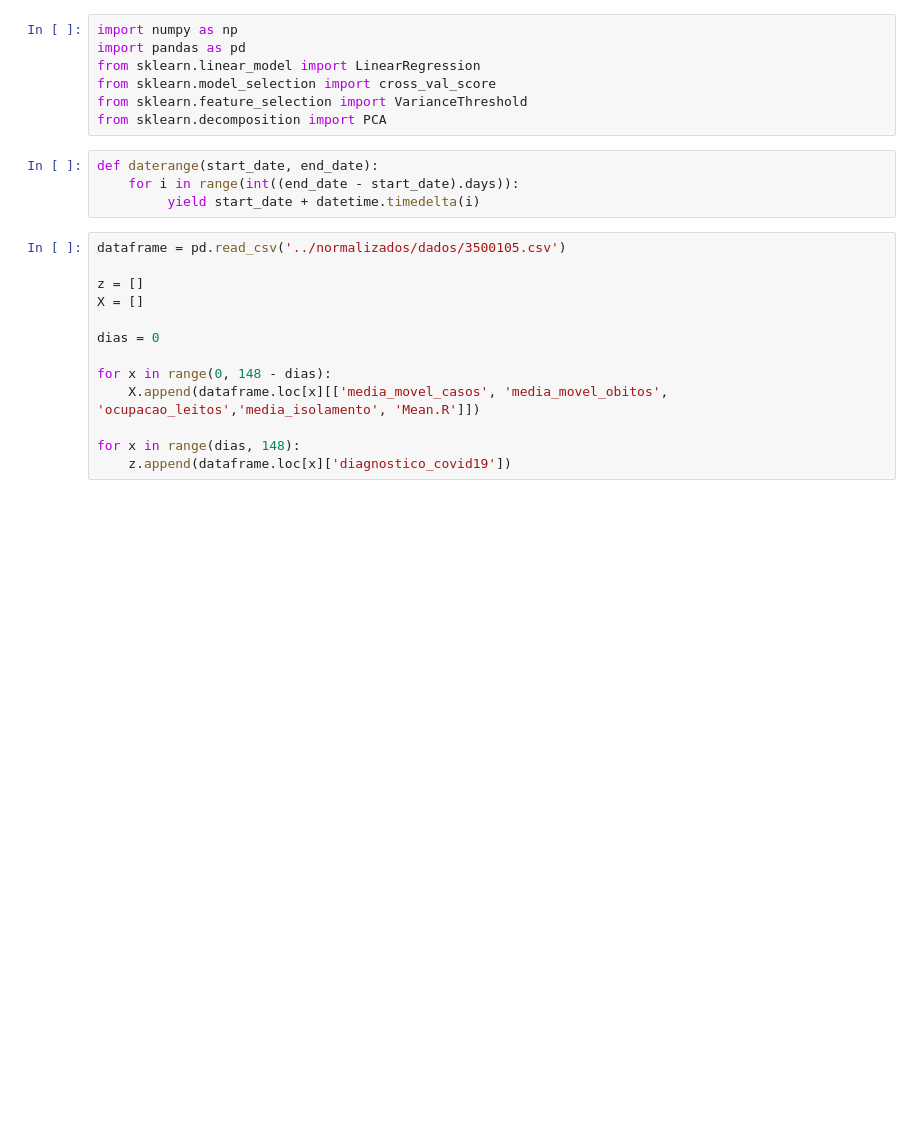
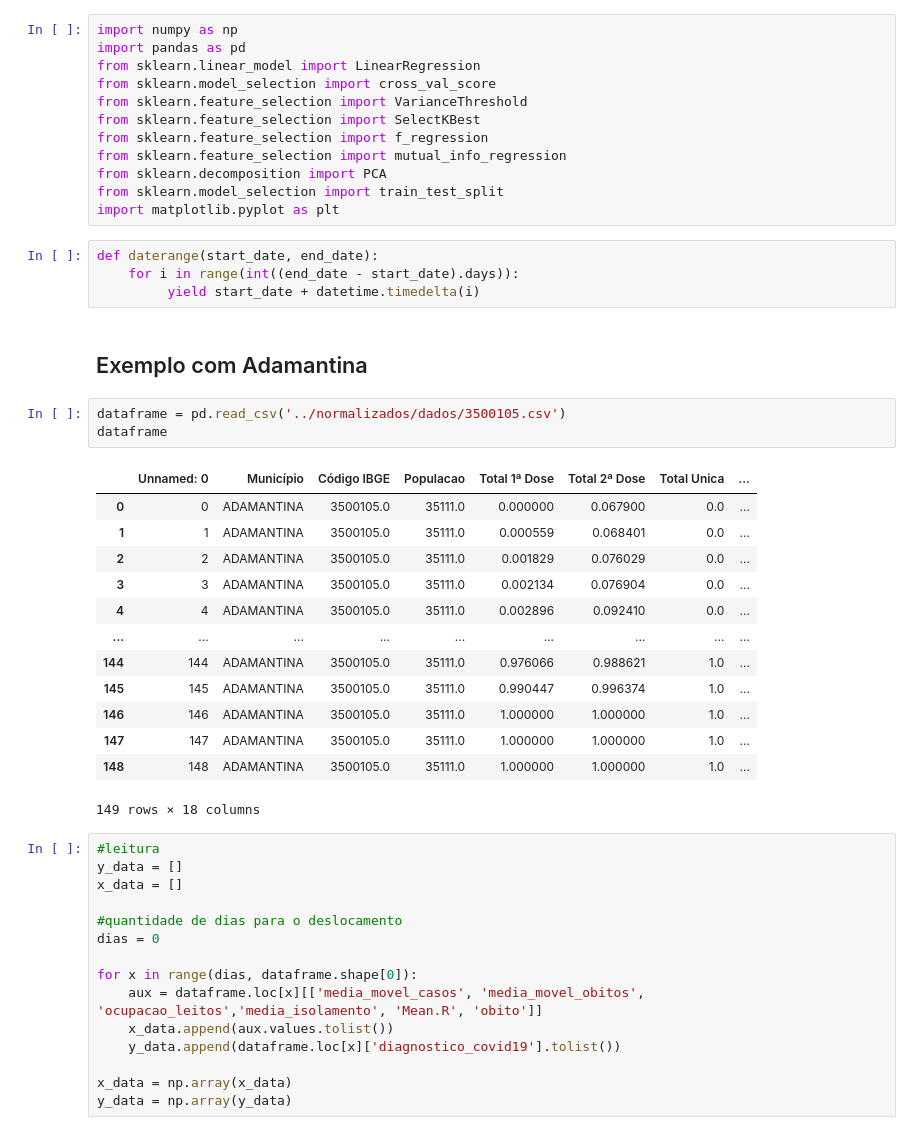
Before and after one commit to CamiloMaiaPires/ProjetoFinal_IA, a Jupyter notebook: Analise_modelos/Regressao.ipynb, the cells around one changed output. Cells and saved outputs as stored; diff of their text form; blank space fills up the shorter version.

```diff
--- a/Analise_modelos/Regressao.ipynb
+++ b/Analise_modelos/Regressao.ipynb
@@ -4,21 +4,47 @@ import pandas as pd
 from sklearn.linear_model import LinearRegression
 from sklearn.model_selection import cross_val_score
 from sklearn.feature_selection import VarianceThreshold
+from sklearn.feature_selection import SelectKBest
+from sklearn.feature_selection import f_regression
+from sklearn.feature_selection import mutual_info_regression
 from sklearn.decomposition import PCA
+from sklearn.model_selection import train_test_split
+import matplotlib.pyplot as plt
 # %%
 def daterange(start_date, end_date):
     for i in range(int((end_date - start_date).days)):
          yield start_date + datetime.timedelta(i)
+# %% [markdown]
+## Exemplo com Adamantina
+# %%
+dataframe = pd.read_csv('../normalizados/dados/3500105.csv')
+dataframe
+# %% [output]
+|  | Unnamed: 0 | Município | Código IBGE | Populacao | Total 1ª Dose | Total 2ª Dose | Total Unica | ... |
+| 0 | 0 | ADAMANTINA | 3500105.0 | 35111.0 | 0.000000 | 0.067900 | 0.0 | ... |
+| 1 | 1 | ADAMANTINA | 3500105.0 | 35111.0 | 0.000559 | 0.068401 | 0.0 | ... |
+| 2 | 2 | ADAMANTINA | 3500105.0 | 35111.0 | 0.001829 | 0.076029 | 0.0 | ... |
+| 3 | 3 | ADAMANTINA | 3500105.0 | 35111.0 | 0.002134 | 0.076904 | 0.0 | ... |
+| 4 | 4 | ADAMANTINA | 3500105.0 | 35111.0 | 0.002896 | 0.092410 | 0.0 | ... |
+| ... | ... | ... | ... | ... | ... | ... | ... | ... |
+| 144 | 144 | ADAMANTINA | 3500105.0 | 35111.0 | 0.976066 | 0.988621 | 1.0 | ... |
+| 145 | 145 | ADAMANTINA | 3500105.0 | 35111.0 | 0.990447 | 0.996374 | 1.0 | ... |
+| 146 | 146 | ADAMANTINA | 3500105.0 | 35111.0 | 1.000000 | 1.000000 | 1.0 | ... |
+| 147 | 147 | ADAMANTINA | 3500105.0 | 35111.0 | 1.000000 | 1.000000 | 1.0 | ... |
+| 148 | 148 | ADAMANTINA | 3500105.0 | 35111.0 | 1.000000 | 1.000000 | 1.0 | ... |
+149 rows × 18 columns
 # %%
-dataframe = pd.read_csv('../normalizados/dados/3500105.csv')
+#leitura
+y_data = []
+x_data = []
 
-z = []
-X = []
-
+#quantidade de dias para o deslocamento
 dias = 0
 
-for x in range(0, 148 - dias):
-    X.append(dataframe.loc[x][['media_movel_casos', 'media_movel_obitos', 'ocupacao_leitos','media_isolamento', 'Mean.R']])
+for x in range(dias, dataframe.shape[0]):
+    aux = dataframe.loc[x][['media_movel_casos', 'media_movel_obitos', 'ocupacao_leitos','media_isolamento', 'Mean.R', 'obito']]
+    x_data.append(aux.values.tolist())
+    y_data.append(dataframe.loc[x]['diagnostico_covid19'].tolist())
 
-for x in range(dias, 148):
-    z.append(dataframe.loc[x]['diagnostico_covid19'])
+x_data = np.array(x_data)
+y_data = np.array(y_data)
```
Also changed, not shown: parts of 11 cells of this notebook.
